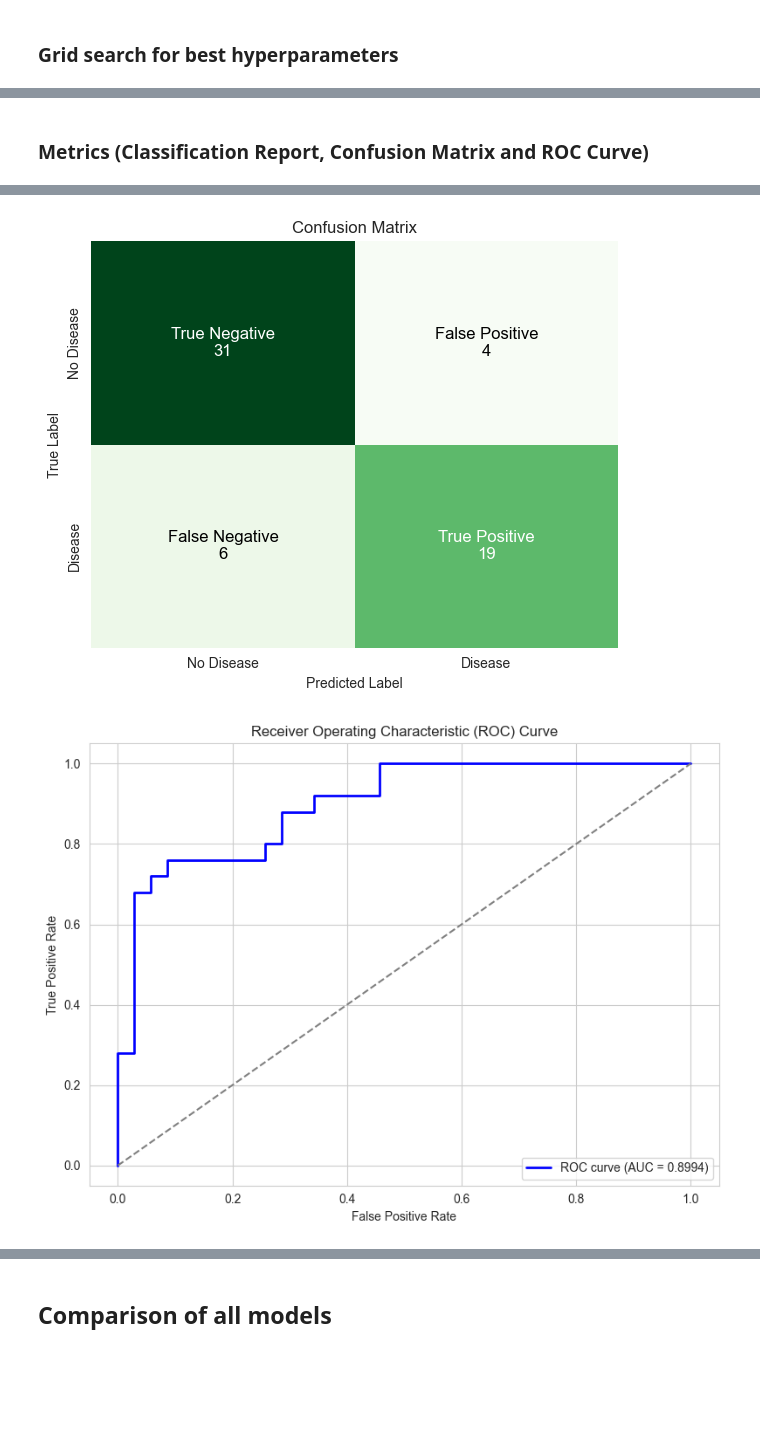
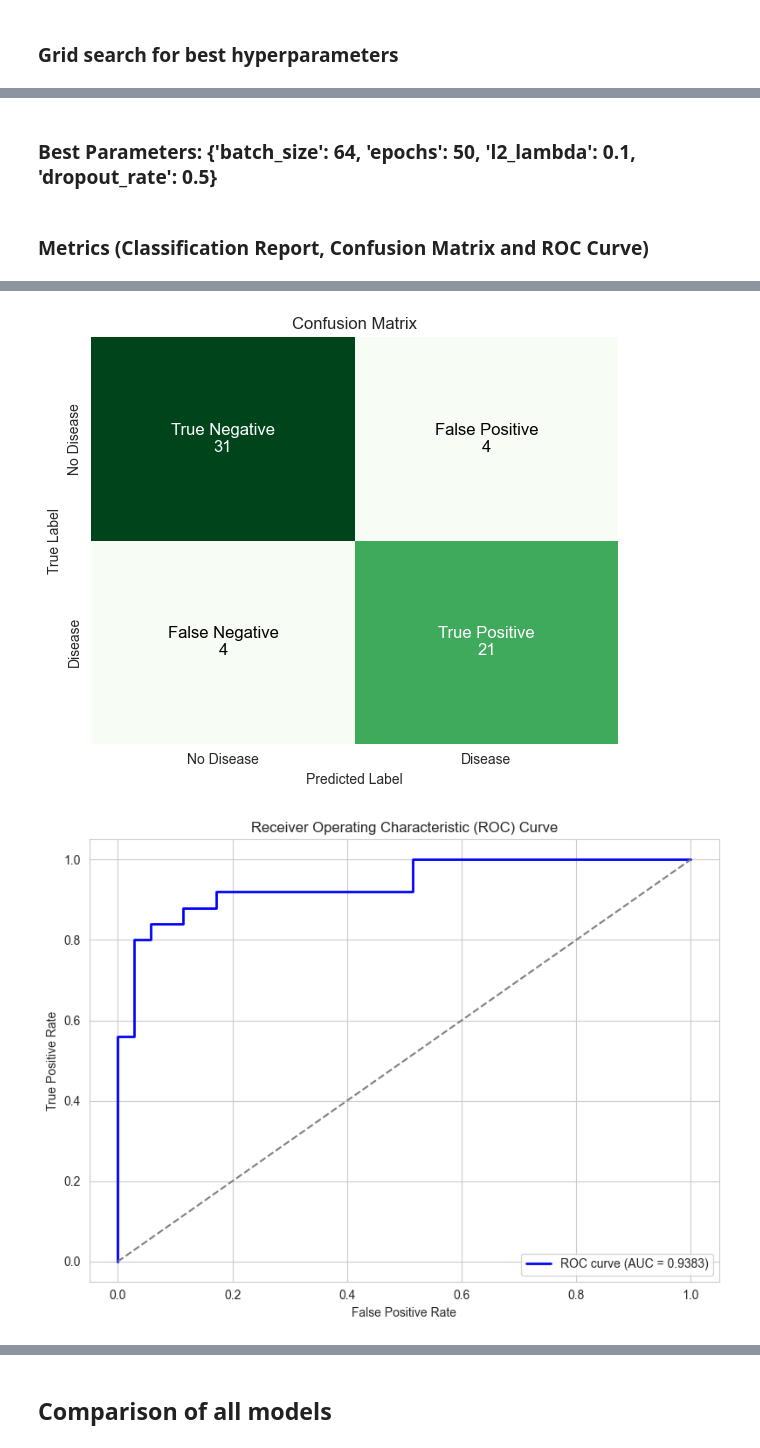
Before and after one commit to hjf11/Heart-Disease-Cleveland-UCI-Classification, a Jupyter notebook: Heart_Disease_Classification.ipynb, the cells around one changed output, grey strips where cells are left out. Cells and saved outputs as stored; diff of their text form; code cells hidden in the pictures; blank space fills up the shorter version.

```diff
--- a/Heart_Disease_Classification.ipynb
+++ b/Heart_Disease_Classification.ipynb
@@ -562,7 +567,7 @@ weighted avg       0.85      0.85      0.85        60
 # %% [markdown]
 ### Model architecture
 # %%
-def build_model(num_layers=3, neurons=[8, 4, 4], l2_lambda=0.0, dropout_rate=0.0):
+def build_model(num_layers=3, neurons=[8, 4, 4], l2_lambda=0.01, dropout_rate=0.3):
     """
     Builds a flexible neural network model.
 
@@ -740,7 +747,5 @@ Best Architecture Found:
-# %%
-best_nn = build_model(num_layers=3, neurons=[32, 32, 32])
-best_nn.fit(X_train_shuffle, y_train_shuffle, batch_size=32, epochs=200, verbose=0)
-best_models.pop()
-best_models.append(best_nn)
+# %%
+best_num_layers = 2
+best_neurons = [64, 32]
 # %% [markdown]
 ### Grid search for best hyperparameters
@@ -749,5 +789,6 @@ best_models.append(best_nn)
+# %% [markdown]
+### Best Parameters: {'batch_size': 64, 'epochs': 50, 'l2_lambda': 0.1, 'dropout_rate': 0.5}
 # %%
-# best_nn = build_model(lr=0.01, l2_lambda=0.01, dropout_rate=0.3)
-# best_nn.fit(X_train_shuffle, y_train_shuffle, batch_size=32, epochs=200, verbose=0)
-# best_models.pop()
-# best_models.append(best_nn)
+best_nn = build_model(num_layers=best_num_layers, neurons=best_neurons, l2_lambda=0.1, dropout_rate=0.5)
+best_nn.fit(X_train_shuffle, y_train_shuffle, batch_size=64, epochs=50, verbose=0)
+best_models.append(best_nn)
@@ -759,7 +795,7 @@ best_models.append(best_nn)
 # %% [markdown]
 ### Metrics (Classification Report, Confusion Matrix and ROC Curve)
 # %%
-print_classification_report_from_model(best_nn, X_train, y_train)
+print_classification_report_from_model(best_nn, X_train_shuffle, y_train_shuffle)
 
 # print_metrics(best_nn, X_test, y_test)
 print_metrics(best_nn, X_test_shuffle, y_test_shuffle)
@@ -787,5 +820,5 @@ weighted avg       0.83      0.83      0.83        60
 [figure]
-[figure, old version]
+[figure, new version]
 # %%
 best_nn.summary()
 # %% [output]
```
Also changed, not shown: parts of 14 cells of this notebook.
